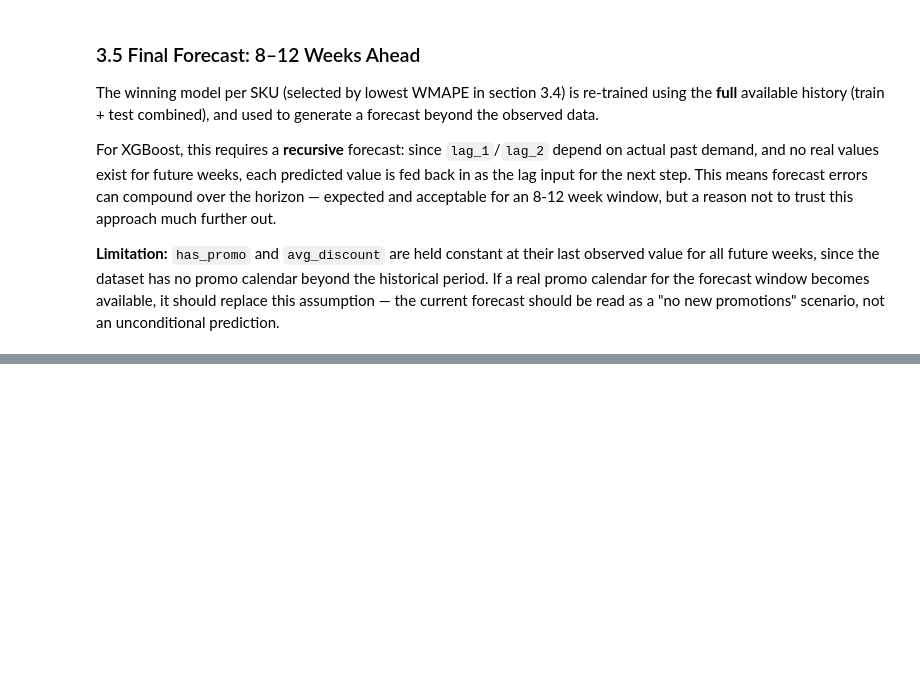
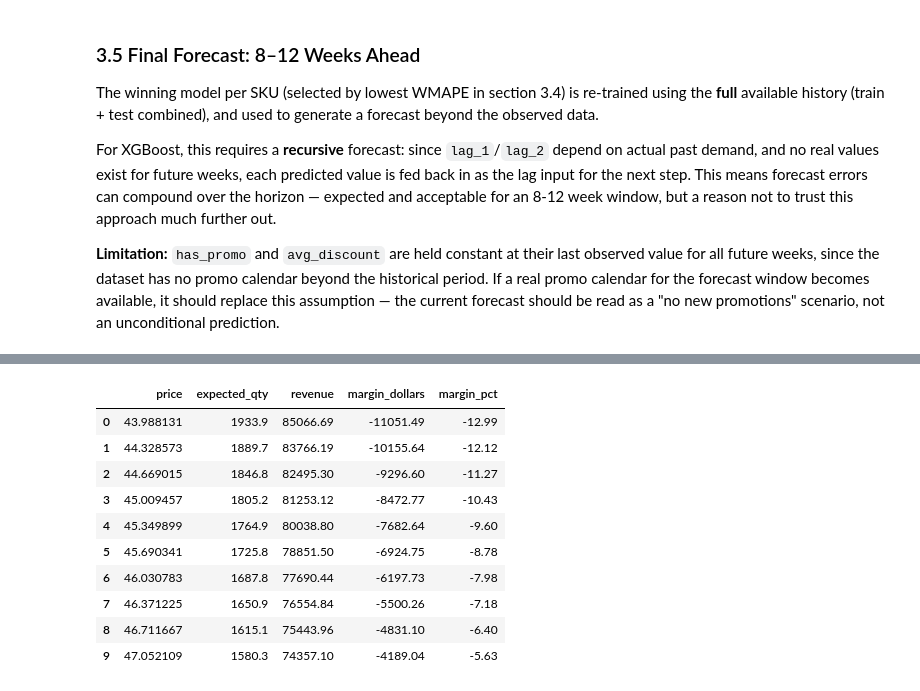
Before and after one commit to SibraimT/VEMIO-trial, a Jupyter notebook: notebooks/01_eda_cleaning.ipynb, the cells around one changed output, grey strips where cells are left out. Cells and saved outputs as stored; diff of their text form; code cells hidden in the pictures; blank space fills up the shorter version.

```diff
--- a/notebooks/01_eda_cleaning.ipynb
+++ b/notebooks/01_eda_cleaning.ipynb
@@ -653,0 +968,22 @@ plt.show()
+# %%
+price_grid = np.linspace(price_min, price_max, 50)
+
+sim_results = [
+    price_simulator(price=p, model=model_elasticity, unit_cost=latest_unit_cost, product_margin=0.22, month=6)
+    for p in price_grid
+]
+
+sim_df = pd.DataFrame(sim_results)
+sim_df.head(10)
+# %% [output]
+|  | price | expected_qty | revenue | margin_dollars | margin_pct |
+| 0 | 43.988131 | 1933.9 | 85066.69 | -11051.49 | -12.99 |
+| 1 | 44.328573 | 1889.7 | 83766.19 | -10155.64 | -12.12 |
+| 2 | 44.669015 | 1846.8 | 82495.30 | -9296.60 | -11.27 |
+| 3 | 45.009457 | 1805.2 | 81253.12 | -8472.77 | -10.43 |
+| 4 | 45.349899 | 1764.9 | 80038.80 | -7682.64 | -9.60 |
+| 5 | 45.690341 | 1725.8 | 78851.50 | -6924.75 | -8.78 |
+| 6 | 46.030783 | 1687.8 | 77690.44 | -6197.73 | -7.98 |
+| 7 | 46.371225 | 1650.9 | 76554.84 | -5500.26 | -7.18 |
+| 8 | 46.711667 | 1615.1 | 75443.96 | -4831.10 | -6.40 |
+| 9 | 47.052109 | 1580.3 | 74357.10 | -4189.04 | -5.63 |
```
Also changed, not shown: parts of 18 cells of this notebook, 3 other files.
